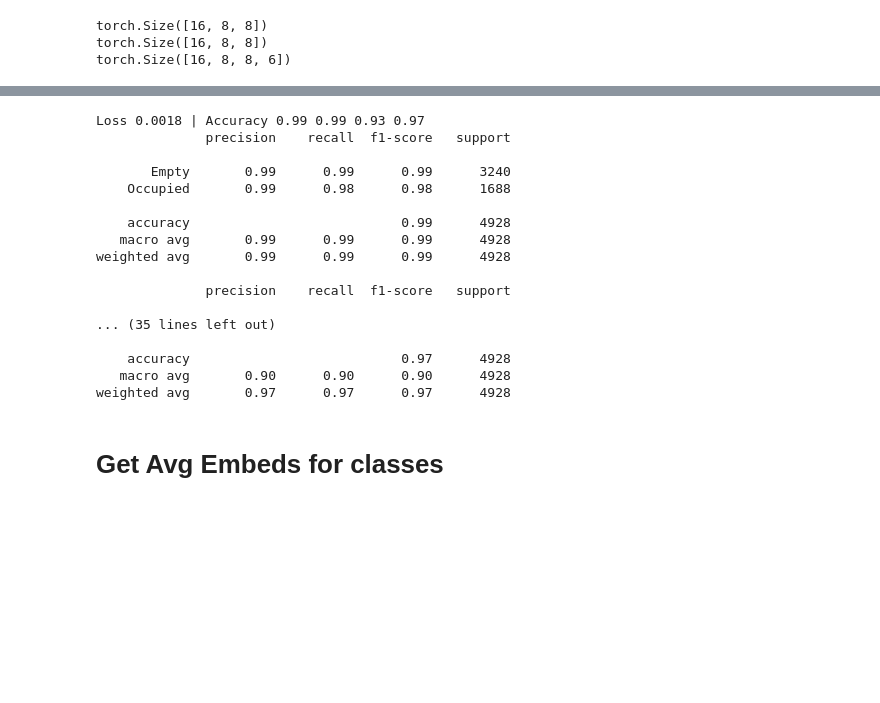
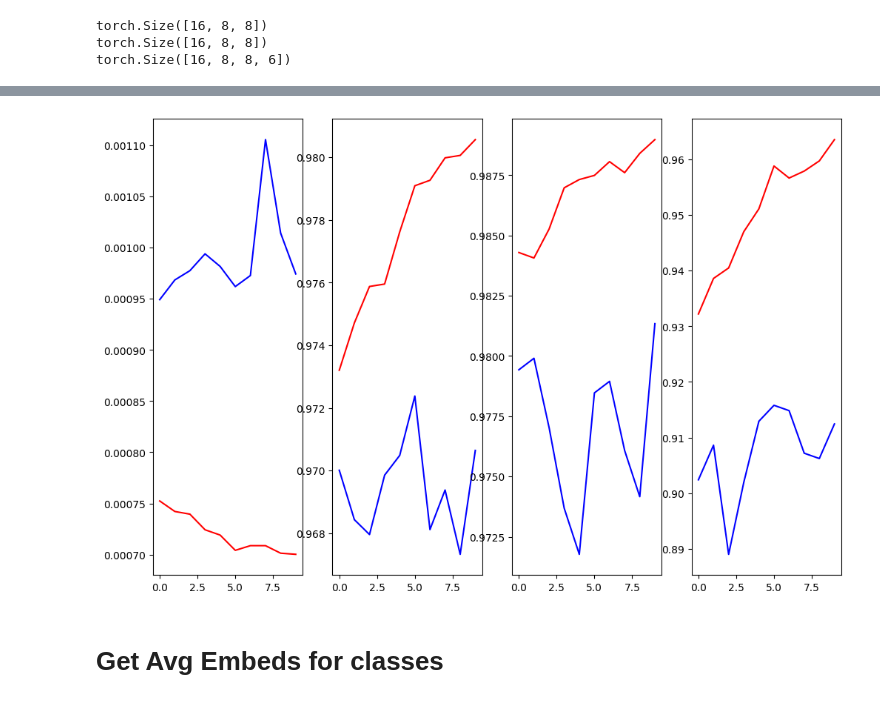
Before and after one commit to MostafaBelo/thesis_chess_lens, a Jupyter notebook: src/PieceDetection/PieceDetection_CNN/main.ipynb, the cells around one changed output, grey strips where cells are left out. Saved outputs shown, nothing was run; the diff lists cells and outputs as text; code cells hidden in the pictures; blank space fills up the shorter version.

```diff
--- a/src/PieceDetection/PieceDetection_CNN/main.ipynb
+++ b/src/PieceDetection/PieceDetection_CNN/main.ipynb
@@ -645,0 +652,3 @@ Epoch 5/5 |  Train Loss 0.0007 | Train Accuracy 0.99 0.99 0.95 | Valid Loss 0.00
+# %%
+train(model, train_dl, valid_dl, epochs=10, lr=1e-3)
+# %% [output]
@@ -646,3 +666,4 @@ Epoch 5/5 |  Train Loss 0.0007 | Train Accuracy 0.99 0.99 0.95 | Valid Loss 0.00
+[figure, added]
 # %%
 def test(model: nn.Module, test_loader, is_probs=False):
     model.eval()
@@ -764,25 +785,7 @@ def test(model: nn.Module, test_loader, is_probs=False):
         print(cr4)
 # %%
 # model.load_state_dict(torch.load("best_model.pt"))
-model.load_state_dict(torch.load("last_model.pt"))
-# model.load_state_dict(torch.load("piece_cnn.pt"))
+# model.load_state_dict(torch.load("last_model.pt"))
+model.load_state_dict(torch.load("piece_cnn.pt"))
 test(model, test_dl)
-# %% [output]
-Loss 0.0018 | Accuracy 0.99 0.99 0.93 0.97
-              precision    recall  f1-score   support
-
-       Empty       0.99      0.99      0.99      3240
-    Occupied       0.99      0.98      0.98      1688
-
-    accuracy                           0.99      4928
-   macro avg       0.99      0.99      0.99      4928
-weighted avg       0.99      0.99      0.99      4928
-
-              precision    recall  f1-score   support
-
-... (35 lines left out)
-
-    accuracy                           0.97      4928
-   macro avg       0.90      0.90      0.90      4928
-weighted avg       0.97      0.97      0.97      4928
 # %%
```
Also changed, not shown: parts of 5 cells of this notebook, 9 other files.
